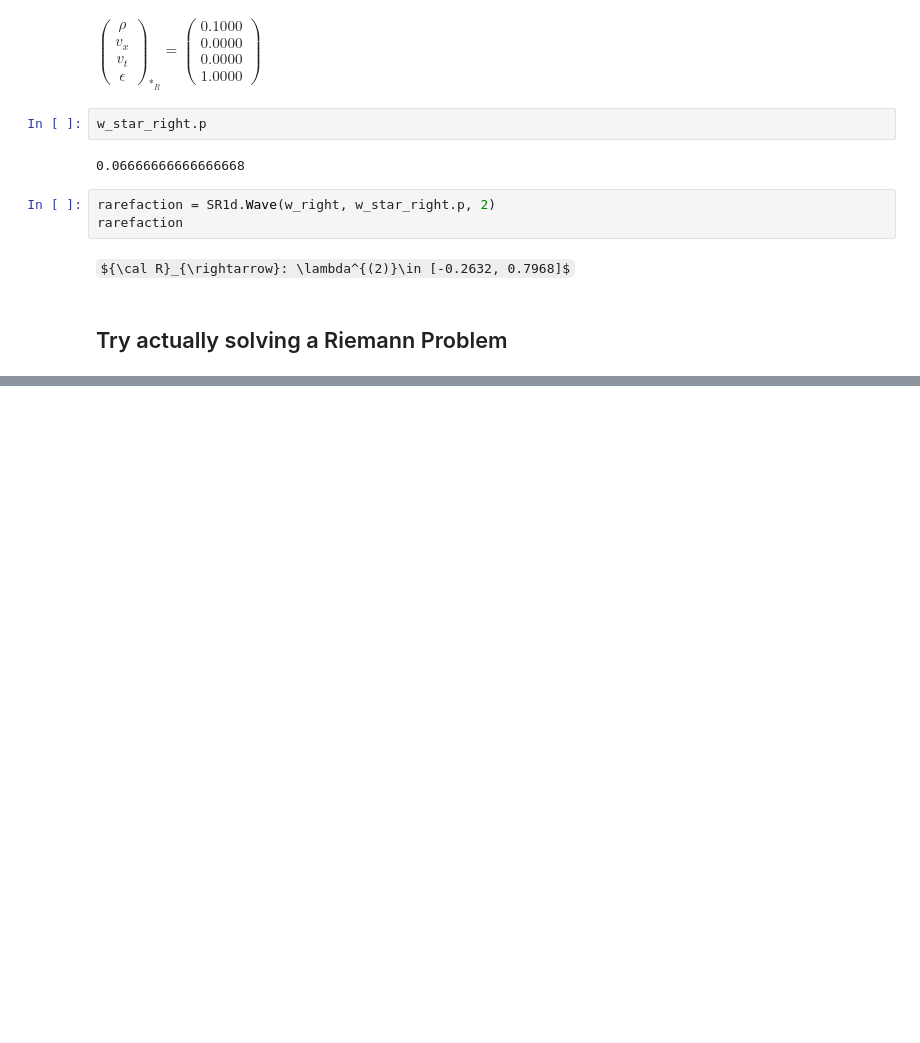
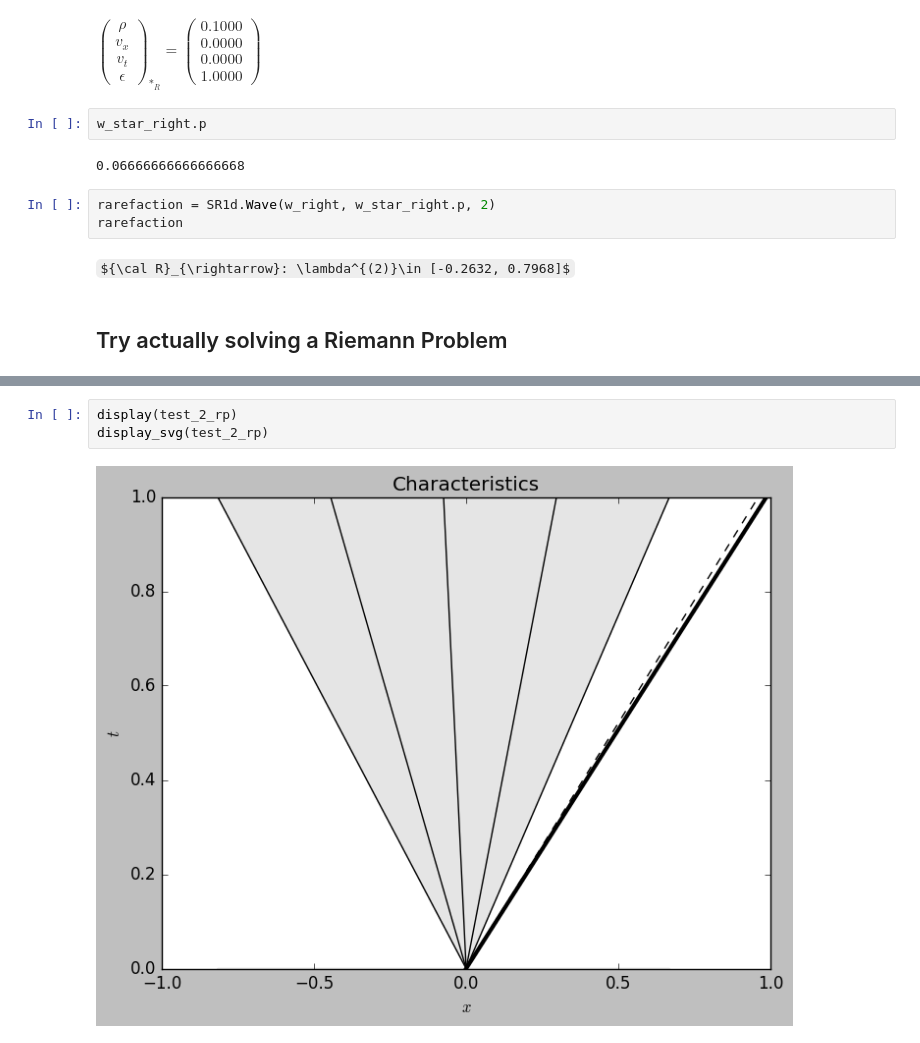
Before and after one commit to harpolea/r3d2, a Jupyter notebook: Riemann-Problem-Testing.ipynb, the cells around one changed output, grey strips where cells are left out. Saved outputs shown, nothing was run; the diff lists cells and outputs as text; some formulas as TeX source; blank space fills up the shorter version.

```diff
--- a/Riemann-Problem-Testing.ipynb
+++ b/Riemann-Problem-Testing.ipynb
@@ -61,0 +92,5 @@ $\begin{cases} \begin{pmatrix} \rho \\ v_x \\ v_t \\ \epsilon \end{pmatrix}_{L}
+# %%
+display(test_2_rp)
+display_svg(test_2_rp)
+# %% [output]
+[figure, added]
```
Also changed, not shown: parts of 12 cells of this notebook, 1 other file.
